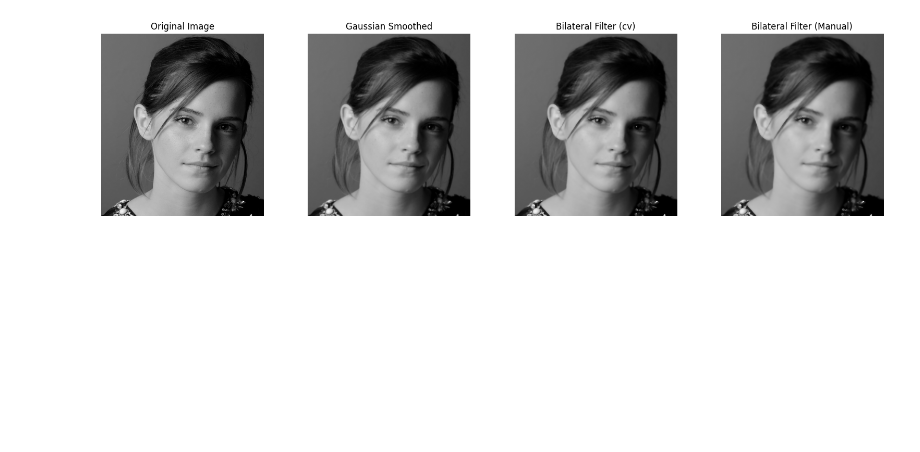
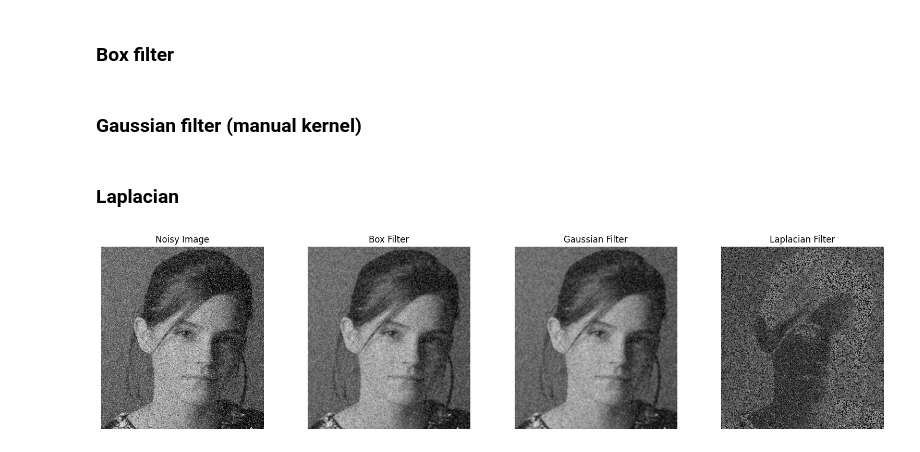
Before and after one commit to Arunodani/Intensity-Transformations-and-Neighborhood-Filtering, a Jupyter notebook: 258764G.ipynb, the cells around one changed output. Saved outputs shown, nothing was run; the diff lists cells and outputs as text; code cells hidden in the pictures; blank space fills up the shorter version.

```diff
--- a/258764G.ipynb
+++ b/258764G.ipynb
@@ -47,23 +38,41 @@ g_bilateral_manual = bilateral_filter(f, diameter=9, sigma_s=75, sigma_r=75)
+# %% [markdown]
+### Box filter
+# %%
+box = cv.blur(s, (5, 5))
+# %% [markdown]
+### Gaussian filter (manual kernel)
+# %%
+sigma = 2
+h_size = 3 * sigma
+x = np.arange(-h_size, h_size + 1, 1)
+y = np.arange(-h_size, h_size + 1, 1)
+Y, X = np.meshgrid(x, y)
+g = 1 / (2 * np.pi * sigma**2) * np.exp(-(X**2 + Y**2) / (2 * sigma**2))
+g = g / np.sum(g)
+gaussian = cv.filter2D(s, -1, g)
+# %% [markdown]
+### Laplacian
+# %%
+laplacian = cv.Laplacian(s, cv.CV_8U)
 # %%
 fig, ax = plt.subplots(1, 4, figsize=(16, 4))
-
-ax[0].imshow(f,cmap='gray', vmin=0, vmax=255)
-ax[0].set_title('Original Image')
+ax[0].imshow(s, cmap='gray', vmin=0, vmax=255)
+ax[0].set_title('Noisy Image')
 ax[0].axis('off')
 
-ax[1].imshow(g_gaussian,cmap='gray', vmin=0, vmax=255)
-ax[1].set_title('Gaussian Smoothed')
+ax[1].imshow(box, cmap='gray', vmin=0, vmax=255)
+ax[1].set_title('Box Filter')
 ax[1].axis('off')
 
-ax[2].imshow(g_bilateral_cv,cmap='gray', vmin=0, vmax=255)
-ax[2].set_title('Bilateral Filter (cv)')
+ax[2].imshow(gaussian, cmap='gray', vmin=0, vmax=255)
+ax[2].set_title('Gaussian Filter')
 ax[2].axis('off')
 
-ax[3].imshow(g_bilateral_manual,cmap='gray', vmin=0, vmax=255)
-ax[3].set_title('Bilateral Filter (Manual)')
+ax[3].imshow(laplacian, cmap='gray', vmin=0, vmax=255)
+ax[3].set_title('Laplacian Filter')
 ax[3].axis('off')
 
 plt.tight_layout()
 plt.show()
 # %% [output]
-[figure, old version]
+[figure, new version]
```
Also changed, not shown: parts of 11 cells of this notebook.
